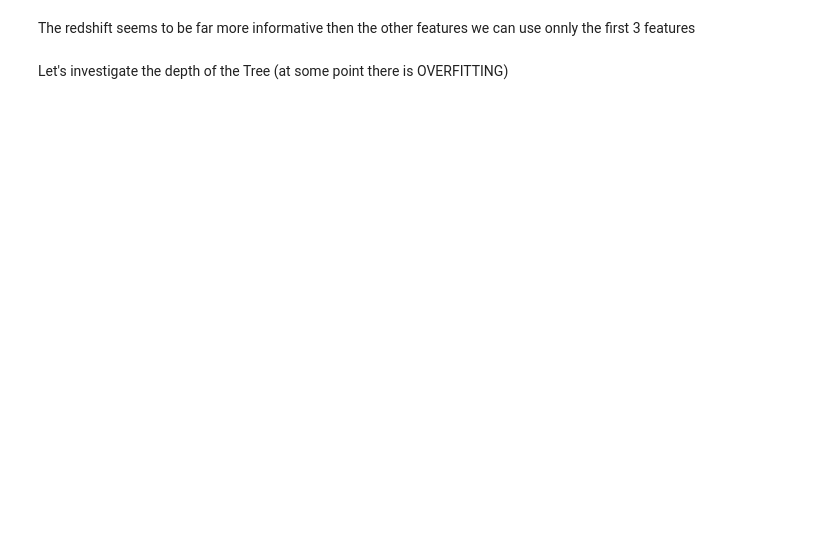
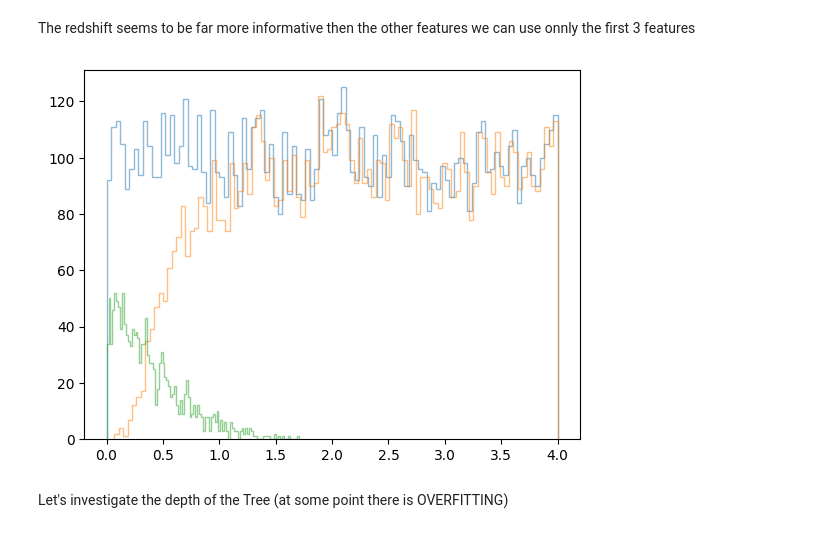
Before and after one commit to Sofiadossena/astrostatistics_bicocca_2025, a Jupyter notebook: working/20_GWdetection.ipynb, the cells around one changed output. Cells and saved outputs as stored; diff of their text form; code cells hidden in the pictures; blank space fills up the shorter version.

```diff
--- a/working/20_GWdetection.ipynb
+++ b/working/20_GWdetection.ipynb
@@ -146,6 +151,12 @@ plt.show()
 # %% [markdown]
 The redshift seems to be far more informative then the other features
 we can use onnly the first 3 features
+# %%
+plt.hist(X[:,12], bins=100, alpha=0.5, label='z', histtype='step');
+plt.hist(X[:,12][y==0], bins=100, alpha=0.5, label='z', histtype='step');
+plt.hist(X[:,12][y==1], bins=100, alpha=0.5, label='z', histtype='step');
+# %% [output]
+[figure, added]
 # %%
 X_inf = X[:, features_importance[:3]]  #first 3 more informative features
 # %% [markdown]
```
Also changed, not shown: parts of 9 cells of this notebook.
